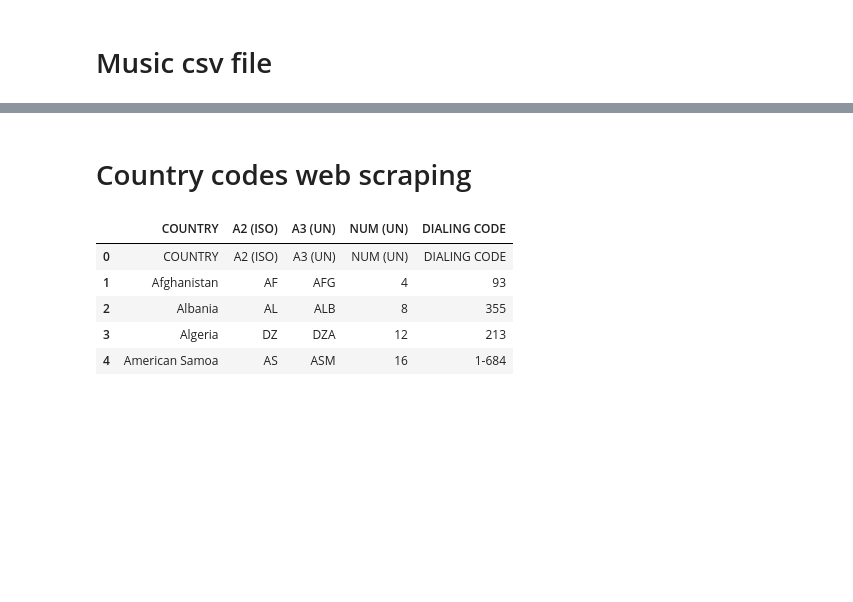
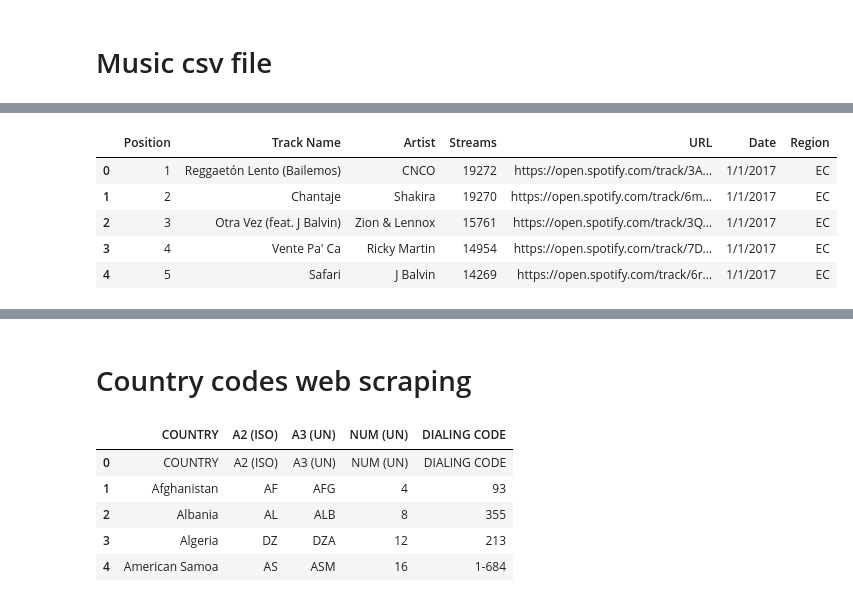
Before and after one commit to kayticodes/ETL-group, a Jupyter notebook: ETL project.ipynb, the cells around one changed output, grey strips where cells are left out. Cells and saved outputs as stored; diff of their text form; code cells hidden in the pictures; blank space fills up the shorter version.

```diff
--- a/ETL project.ipynb
+++ b/ETL project.ipynb
@@ -35 +26,16 @@ music_data_df.head()
+# %%
+#read in music data csv: you can download the csv from the following link
+#https://www.kaggle.com/edumucelli/spotifys-worldwide-daily-song-ranking
+#be sure to change the music_file directory to reflect where you saved the downloaded csv
+music_file = "../music_data.csv"
+music_data_df = pd.read_csv(music_file)
+
+music_data_df.head()
+# %% [output]
+|  | Position | Track Name | Artist | Streams | URL | Date | Region |
+| 0 | 1 | Reggaetón Lento (Bailemos) | CNCO | 19272 | https://open.spotify.com/track/3A... | 1/1/2017 | EC |
+| 1 | 2 | Chantaje | Shakira | 19270 | https://open.spotify.com/track/6m... | 1/1/2017 | EC |
+| 2 | 3 | Otra Vez (feat. J Balvin) | Zion & Lennox | 15761 | https://open.spotify.com/track/3Q... | 1/1/2017 | EC |
+| 3 | 4 | Vente Pa' Ca | Ricky Martin | 14954 | https://open.spotify.com/track/7D... | 1/1/2017 | EC |
+| 4 | 5 | Safari | J Balvin | 14269 | https://open.spotify.com/track/6r... | 1/1/2017 | EC |
 # %%
```
Also changed, not shown: parts of 26 cells of this notebook.
